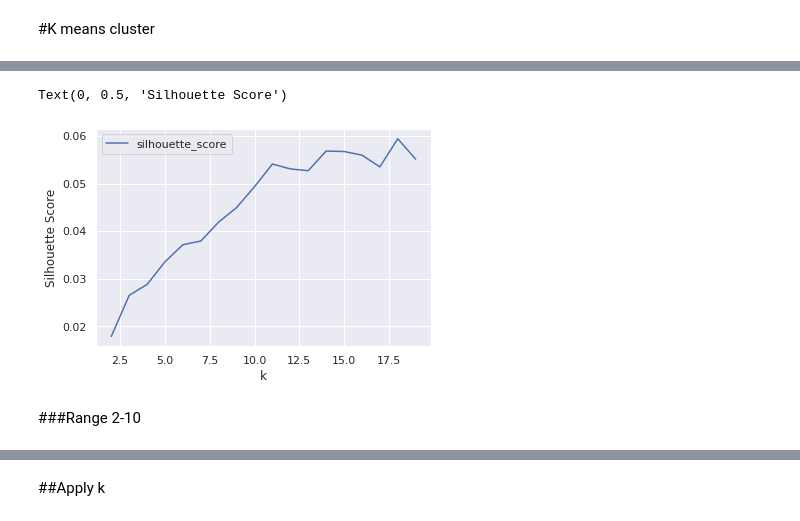
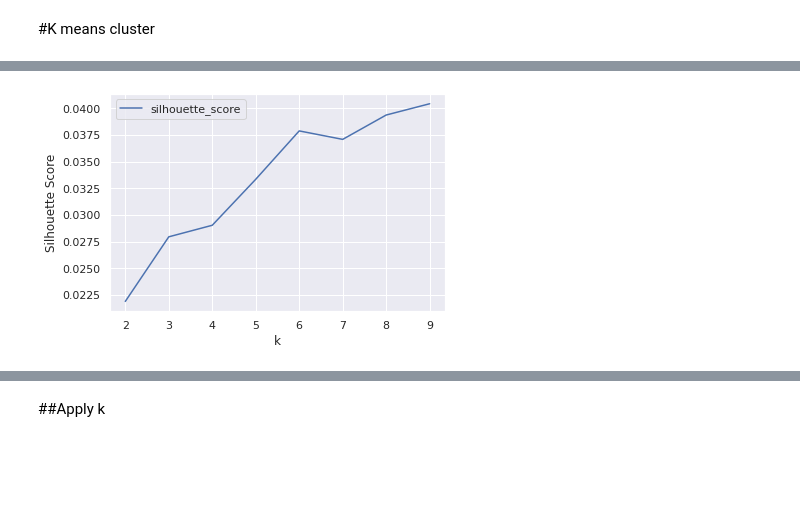
Before and after one commit to lalmaraz/otf_grants, a Jupyter notebook: Revised_INF_2179_Group_Project.ipynb, the cells around one changed output, grey strips where cells are left out. Cells and saved outputs as stored; diff of their text form; code cells hidden in the pictures; blank space fills up the shorter version.

```diff
--- a/Revised_INF_2179_Group_Project.ipynb
+++ b/Revised_INF_2179_Group_Project.ipynb
@@ -439,40 +440,32 @@ Text(0.5, 15.0, 'Predicted score')
 # %%
 # Scale Extracted_Features from 0 to 1
 Extracted_Features_scaled =  (Extracted_Features - Extracted_Features.min()) / (Extracted_Features.max() - Extracted_Features.min())
 
+recompute = False #to reduce re-run time
+
+if recompute:
+
 # Plot the silhouette
 
-silhouette_list = []
-for k in range(2,20): #range chosen to match current 5 grant categories
-    model1 = KMeans(n_clusters=k)
-    model1.fit(Extracted_Features_scaled)
-    cluster_id = pd.Series(model1.predict(Extracted_Features_scaled))
+  silhouette_list = []
+  for k in range(2,10): #range chosen to match current 5 grant categories
+      model = KMeans(n_clusters=k)
+      model.fit(Extracted_Features_scaled)
+      cluster_id = pd.Series(model.predict(Extracted_Features_scaled))
 
-    # The two following lines are equivalent
-    silhouette1 = silhouette_score(Extracted_Features_scaled, cluster_id)
-    #silhouette = silhouette_samples(counts_r_scaled, cluster_id).mean()
+      # The two following lines are equivalent
+      silhouette = silhouette_score(Extracted_Features_scaled, cluster_id)
 
-    silhouette_list.append({'k':k, 'silhouette_score':silhouette_score(Extracted_Features_scaled, cluster_id), 'label':cluster_id})
+      silhouette_list.append({'k':k, 'silhouette_score':silhouette_score(Extracted_Features_scaled, cluster_id), 'label':cluster_id})
+      silhouette_list=pd.DataFrame(silhouette_list)
+      silhouette_list.to_csv('silhouette_list.csv', index=False)
 
+      ax = pd.DataFrame(silhouette_list).set_index('k').plot.line()
+      ax.set_ylabel('Silhouette Score')
 
-# Select best labels (based on silhouette score)
-silhouette_list1=pd.DataFrame(silhouette_list)
-best_label1 = silhouette_list1.loc[silhouette_list1['silhouette_score'].idxmax(),'label']
-best_label1
-
-
-ax = pd.DataFrame(silhouette_list).set_index('k').plot.line()
-ax.set_ylabel('Silhouette Score')
+else:
+  silhouette_list = pd.read_csv('silhouette_list.csv')
+  ax = pd.DataFrame(silhouette_list).set_index('k').plot.line()
+  ax.set_ylabel('Silhouette Score')
+# %% [output]
+[figure, added]
-# %%
-silhouette_list1=pd.DataFrame(silhouette_list)
-best_label1 = silhouette_list1.loc[silhouette_list1['silhouette_score'].idxmax(),'label']
-best_label1
-
-
-ax = pd.DataFrame(silhouette_list).set_index('k').plot.line()
-ax.set_ylabel('Silhouette Score')
-# %% [output]
-Text(0, 0.5, 'Silhouette Score')
-[figure, removed]
-# %% [markdown]
-###Range 2-10
```
Also changed, not shown: parts of 31 cells of this notebook, 18 other files.
